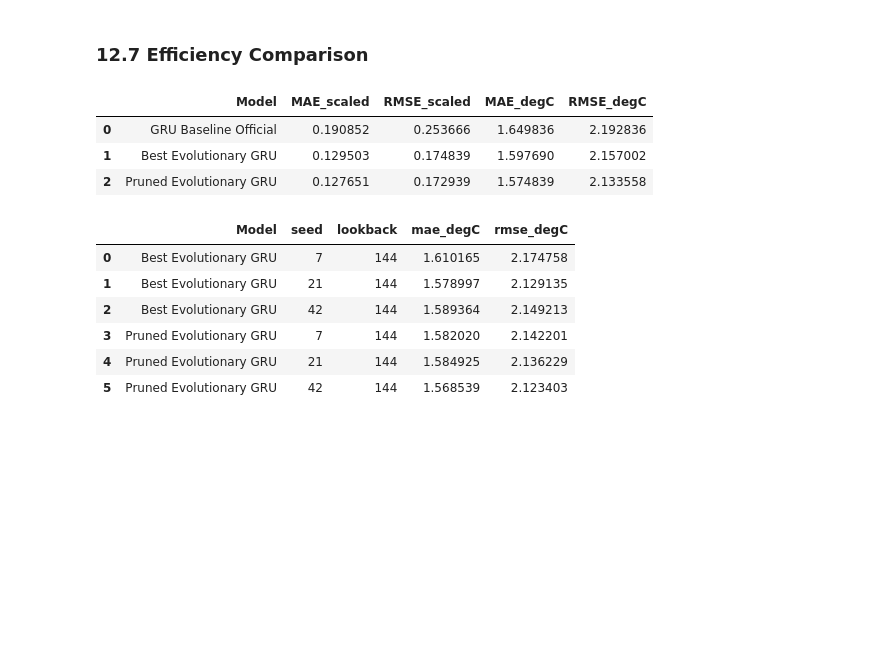
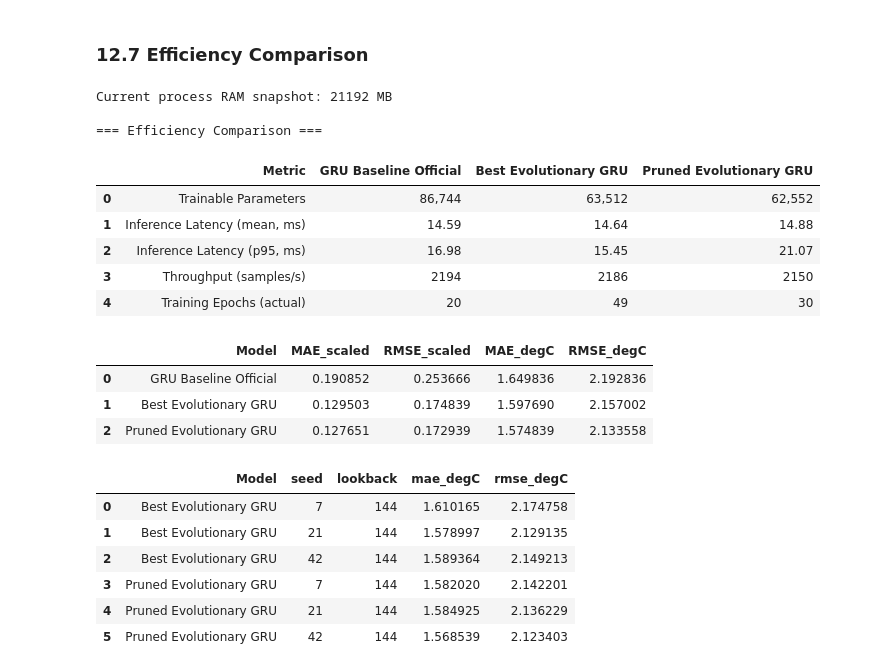
Before and after one commit to logus2k/taap_p4, a Jupyter notebook: notebooks_final_project/final_project_scope_V3.04.ipynb, the cells around one changed output. Drawn from its saved outputs; the diff is of its cells as text; code cells hidden in the pictures; blank space fills up the shorter version.

```diff
--- a/notebooks_final_project/final_project_scope_V3.04.ipynb
+++ b/notebooks_final_project/final_project_scope_V3.04.ipynb
@@ -2621,6 +2621,74 @@ latency_results_df
 | 2 | Pruned Evolutionary GRU | 12.135938 | 0.418599 | 12.137438 | 12.805252 | 21094.372241 |
 # %% [markdown]
 ### 12.7 Efficiency Comparison
+# %%
+from src.utils.profiling import count_trainable_params, measure_inference_latency, get_ram_usage_mb
+
+# Sample inputs for latency measurement
+sample_batch_b = X_test_b[:32].astype(np.float32)
+sample_batch_e = X_test_e[:32].astype(np.float32)
+sample_batch_p = X_test_p[:32].astype(np.float32)
+
+# --- Baseline final model profiling ---
+baseline_params = count_trainable_params(baseline_final_model)
+baseline_latency = measure_inference_latency(baseline_final_model, sample_batch_b)
+
+# --- Best evolutionary final model profiling ---
+evo_params = count_trainable_params(evolutionary_final_model)
+evo_latency = measure_inference_latency(evolutionary_final_model, sample_batch_e)
+
+# --- Pruned evolutionary final model profiling ---
+pruned_params = count_trainable_params(pruned_final_model)
+pruned_latency = measure_inference_latency(pruned_final_model, sample_batch_p)
+
+# Current process RAM snapshot
+ram_mb = get_ram_usage_mb()
+
+# Build comparison table
+efficiency_df = pd.DataFrame({
+    "Metric": [
+        "Trainable Parameters",
+        "Inference Latency (mean, ms)",
+        "Inference Latency (p95, ms)",
+        "Throughput (samples/s)",
+        "Training Epochs (actual)",
+    ],
+    "GRU Baseline Official": [
+        f"{baseline_params:,}",
+        f"{baseline_latency['latency_mean_ms']:.2f}",
+        f"{baseline_latency['latency_p95_ms']:.2f}",
+        f"{baseline_latency['throughput_samples_s']:.0f}",
+        f"{len(baseline_final_history.history['loss'])}",
+    ],
+    "Best Evolutionary GRU": [
+        f"{evo_params:,}",
+        f"{evo_latency['latency_mean_ms']:.2f}",
+        f"{evo_latency['latency_p95_ms']:.2f}",
+        f"{evo_latency['throughput_samples_s']:.0f}",
+        f"{len(evolutionary_final_history.history['loss'])}",
+    ],
+    "Pruned Evolutionary GRU": [
+        f"{pruned_params:,}",
+        f"{pruned_latency['latency_mean_ms']:.2f}",
+        f"{pruned_latency['latency_p95_ms']:.2f}",
+        f"{pruned_latency['throughput_samples_s']:.0f}",
+        f"{len(pruned_final_history.history['loss'])}",
+    ],
+})
+
+print(f"Current process RAM snapshot: {ram_mb:.0f} MB\n")
+print("=== Efficiency Comparison ===")
+efficiency_df
+# %% [output]
+Current process RAM snapshot: 21192 MB
+
+=== Efficiency Comparison ===
+|  | Metric | GRU Baseline Official | Best Evolutionary GRU | Pruned Evolutionary GRU |
+| 0 | Trainable Parameters | 86,744 | 63,512 | 62,552 |
+| 1 | Inference Latency (mean, ms) | 14.59 | 14.64 | 14.88 |
+| 2 | Inference Latency (p95, ms) | 16.98 | 15.45 | 21.07 |
+| 3 | Throughput (samples/s) | 2194 | 2186 | 2150 |
+| 4 | Training Epochs (actual) | 20 | 49 | 30 |
 # %%
 final_model_comparison = pd.DataFrame({
     "Model": [
```
